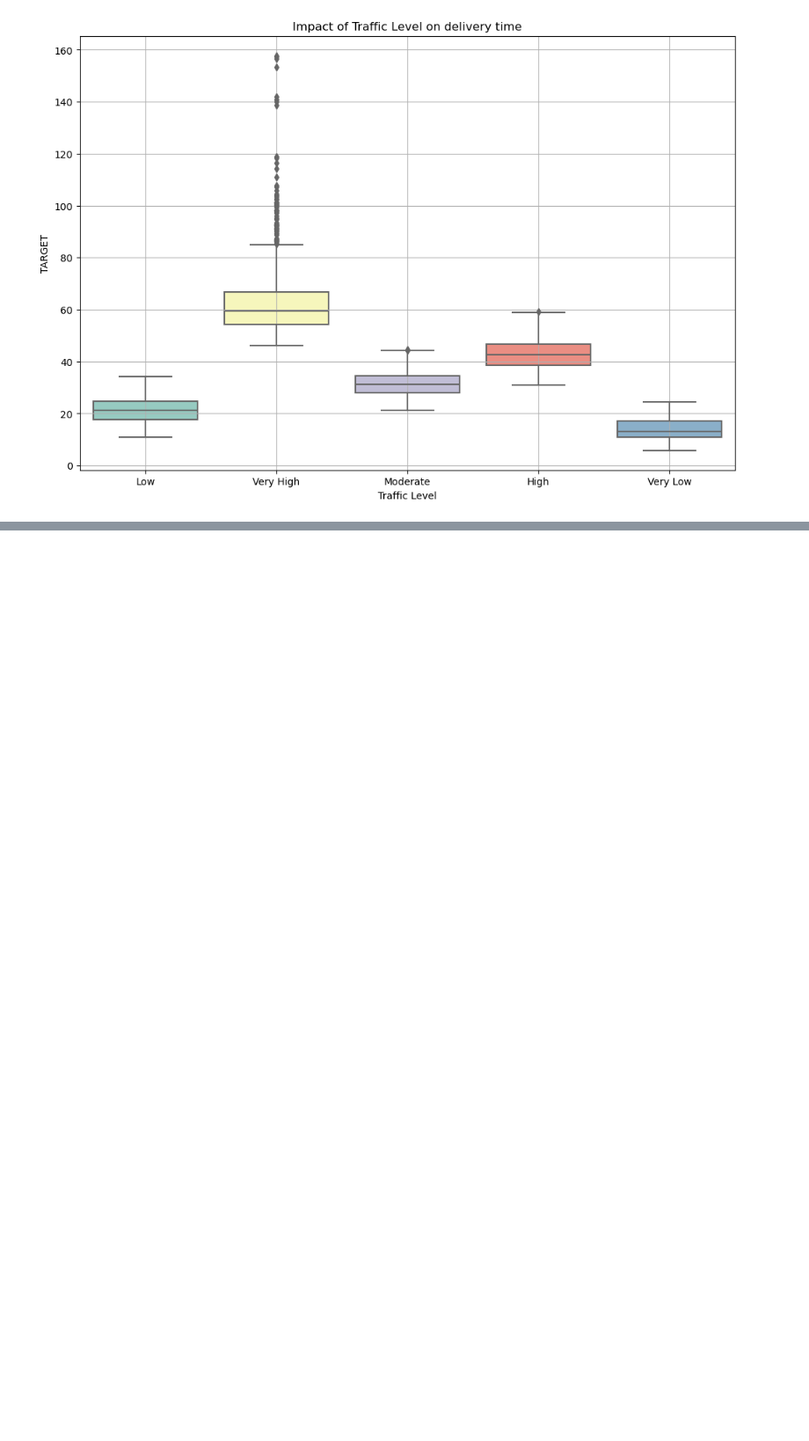
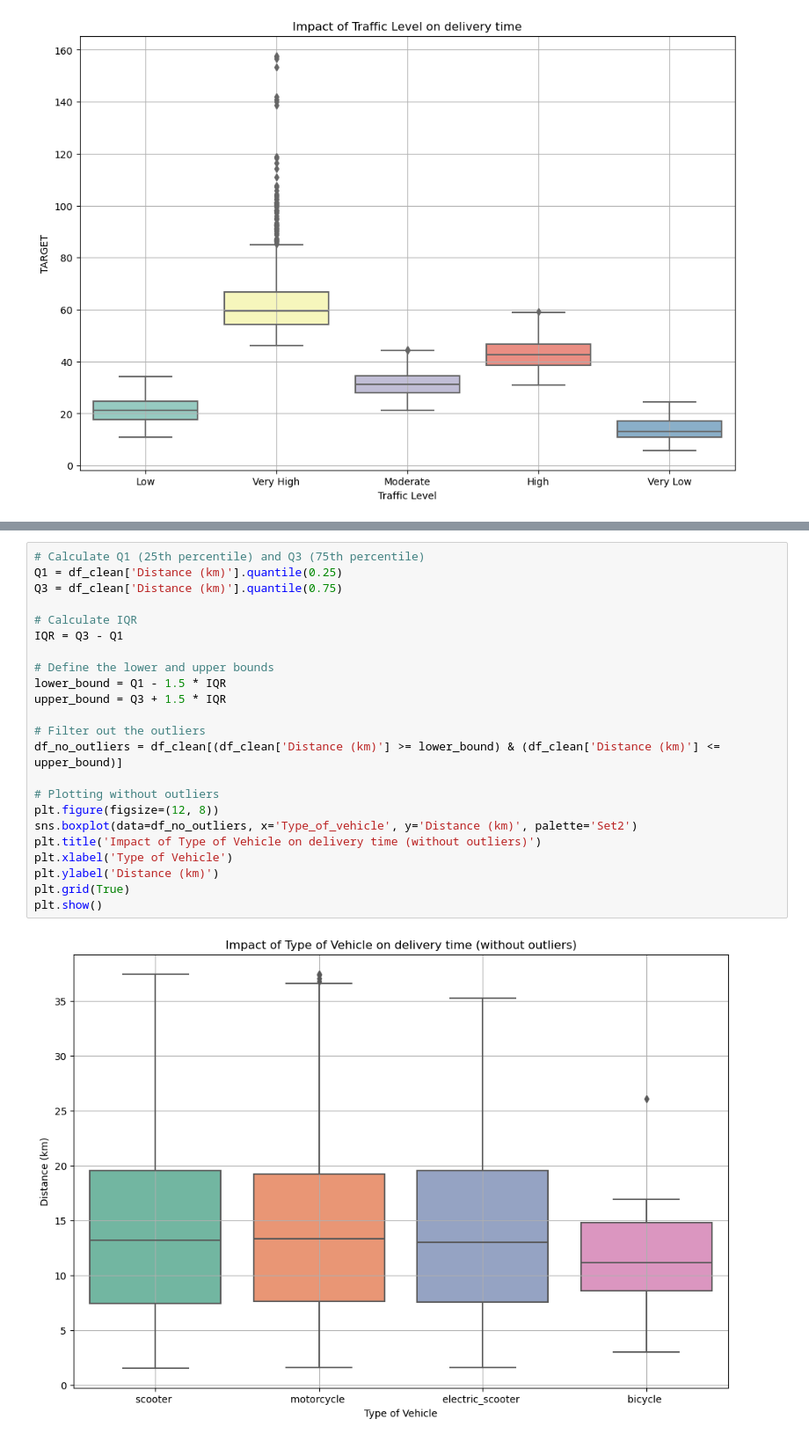
Before and after one commit to Czuberion/AMF, a Jupyter notebook: src/suml/pipelines/data/analysis.ipynb, the cells around one changed output, grey strips where cells are left out. Shown: that part at 88% size. Cells and saved outputs as stored; diff of their text form; blank space fills up the shorter version.

```diff
--- a/src/suml/pipelines/data/analysis.ipynb
+++ b/src/suml/pipelines/data/analysis.ipynb
@@ -67,0 +89,25 @@ plt.show()
+# %%
+# Calculate Q1 (25th percentile) and Q3 (75th percentile)
+Q1 = df_clean['Distance (km)'].quantile(0.25)
+Q3 = df_clean['Distance (km)'].quantile(0.75)
+
+# Calculate IQR
+IQR = Q3 - Q1
+
+# Define the lower and upper bounds
+lower_bound = Q1 - 1.5 * IQR
+upper_bound = Q3 + 1.5 * IQR
+
+# Filter out the outliers
+df_no_outliers = df_clean[(df_clean['Distance (km)'] >= lower_bound) & (df_clean['Distance (km)'] <= upper_bound)]
+
+# Plotting without outliers
+plt.figure(figsize=(12, 8))
+sns.boxplot(data=df_no_outliers, x='Type_of_vehicle', y='Distance (km)', palette='Set2')
+plt.title('Impact of Type of Vehicle on delivery time (without outliers)')
+plt.xlabel('Type of Vehicle')
+plt.ylabel('Distance (km)')
+plt.grid(True)
+plt.show()
+# %% [output]
+[figure, added]
```
Also changed, not shown: parts of 5 cells of this notebook.
